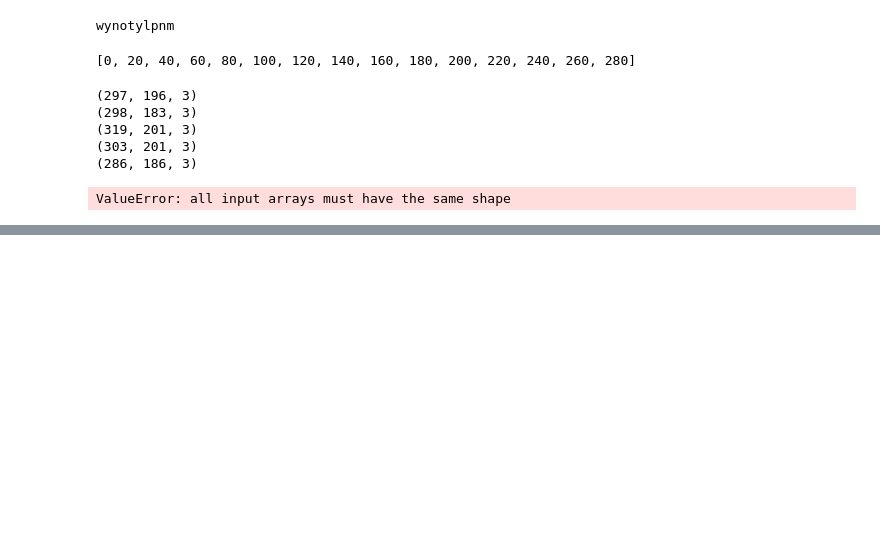
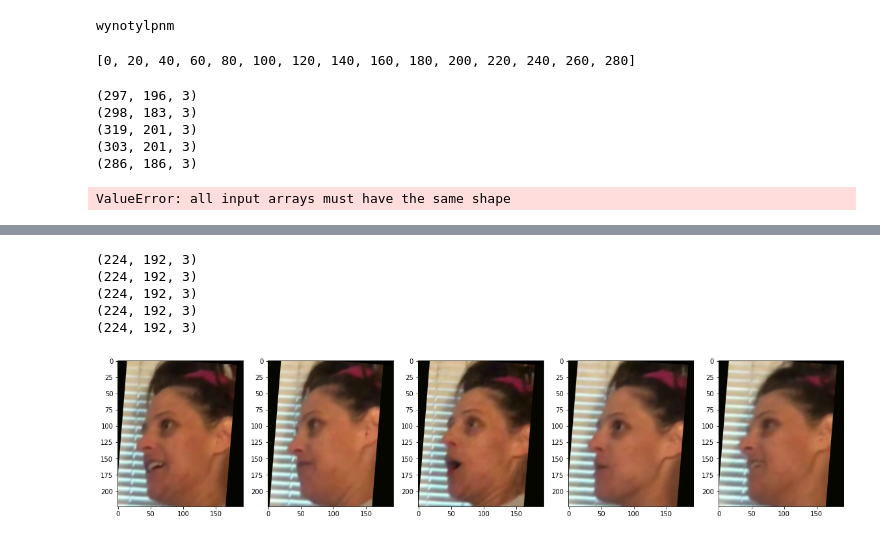
Before and after one commit to AugustasMacys/BachelorThesis, a Jupyter notebook: 3DDatasetAugmenations.ipynb, the cells around one changed output, grey strips where cells are left out. Drawn from its saved outputs; the diff is of its cells as text; code cells hidden in the pictures; blank space fills up the shorter version.

```diff
--- a/3DDatasetAugmenations.ipynb
+++ b/3DDatasetAugmenations.ipynb
@@ -140,0 +243,24 @@ ValueError: all input arrays must have the same shape
+# %%
+for img in transformed_images:
+    print(img.shape)
+# %% [output]
+(224, 192, 3)
+(224, 192, 3)
+(224, 192, 3)
+(224, 192, 3)
+(224, 192, 3)
+# %%
+transformed_images = []
+prev_state = random.getstate()
+for img in images:
+    random.setstate(prev_state)
+    image_transformed = transformation(image=img)["image"]
+    transformed_images.append(image_transformed)
+
+plt.figure(figsize=(20,10))
+columns = 5
+for i, image in enumerate(transformed_images):
+    plt.subplot(len(images) / columns + 1, columns, i + 1)
+    plt.imshow(image)
+# %% [output]
+[figure, added]
```
Also changed, not shown: parts of 7 cells of this notebook.
